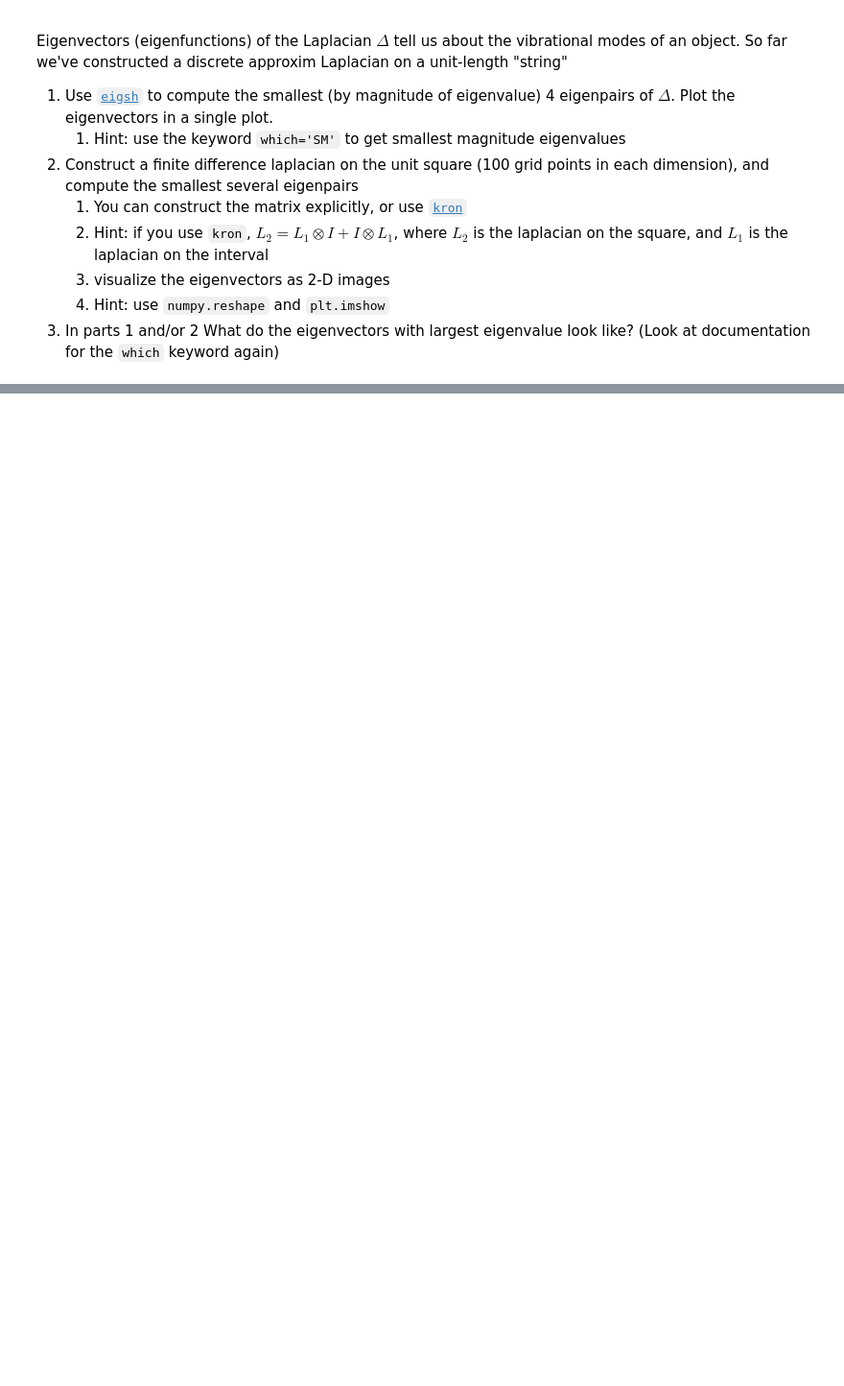
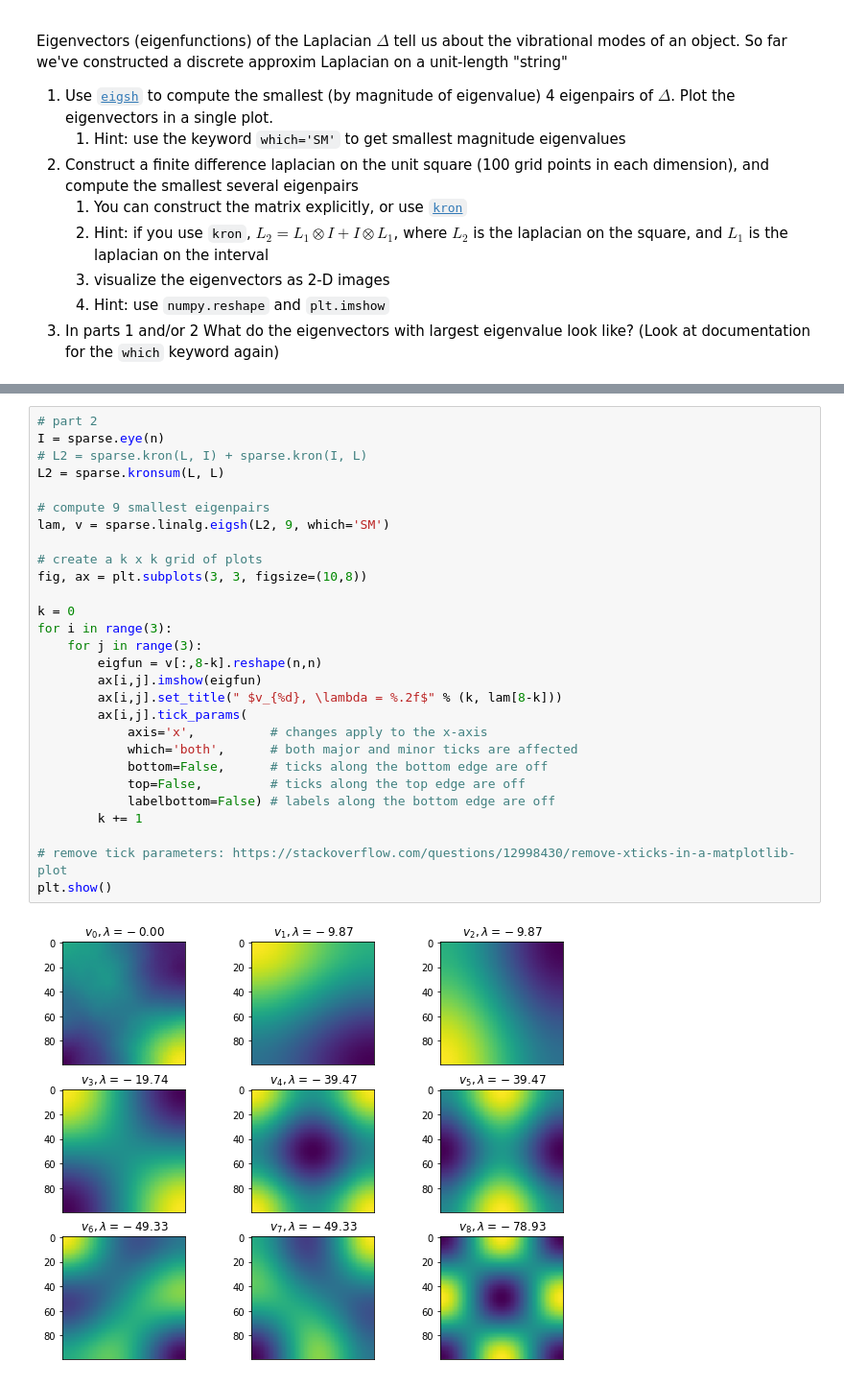
Before and after one commit to icme/cme193, a Jupyter notebook: nb/2018_fall/Lecture_3_scipy.ipynb, the cells around one changed output, grey strips where cells are left out. Shown at 96% size. Saved outputs shown, nothing was run; the diff lists cells and outputs as text; blank space fills up the shorter version.

```diff
--- a/nb/2018_fall/Lecture_3_scipy.ipynb
+++ b/nb/2018_fall/Lecture_3_scipy.ipynb
@@ -423,0 +594,30 @@ Eigenvectors (eigenfunctions) of the Laplacian $\Delta$ tell us about the vibrat
+# %%
+# part 2
+I = sparse.eye(n)
+# L2 = sparse.kron(L, I) + sparse.kron(I, L)
+L2 = sparse.kronsum(L, L)
+
+# compute 9 smallest eigenpairs
+lam, v = sparse.linalg.eigsh(L2, 9, which='SM')
+
+# create a k x k grid of plots
+fig, ax = plt.subplots(3, 3, figsize=(10,8))
+
+k = 0
+for i in range(3):
+    for j in range(3):
+        eigfun = v[:,8-k].reshape(n,n)
+        ax[i,j].imshow(eigfun)
+        ax[i,j].set_title(" $v_{%d}, \lambda = %.2f$" % (k, lam[8-k]))
+        ax[i,j].tick_params(
+            axis='x',          # changes apply to the x-axis
+            which='both',      # both major and minor ticks are affected
+            bottom=False,      # ticks along the bottom edge are off
+            top=False,         # ticks along the top edge are off
+            labelbottom=False) # labels along the bottom edge are off
+        k += 1
+
+# remove tick parameters: https://stackoverflow.com/questions/12998430/remove-xticks-in-a-matplotlib-plot
+plt.show()
+# %% [output]
+[figure, added]
```
Also changed, not shown: parts of 24 cells of this notebook.
